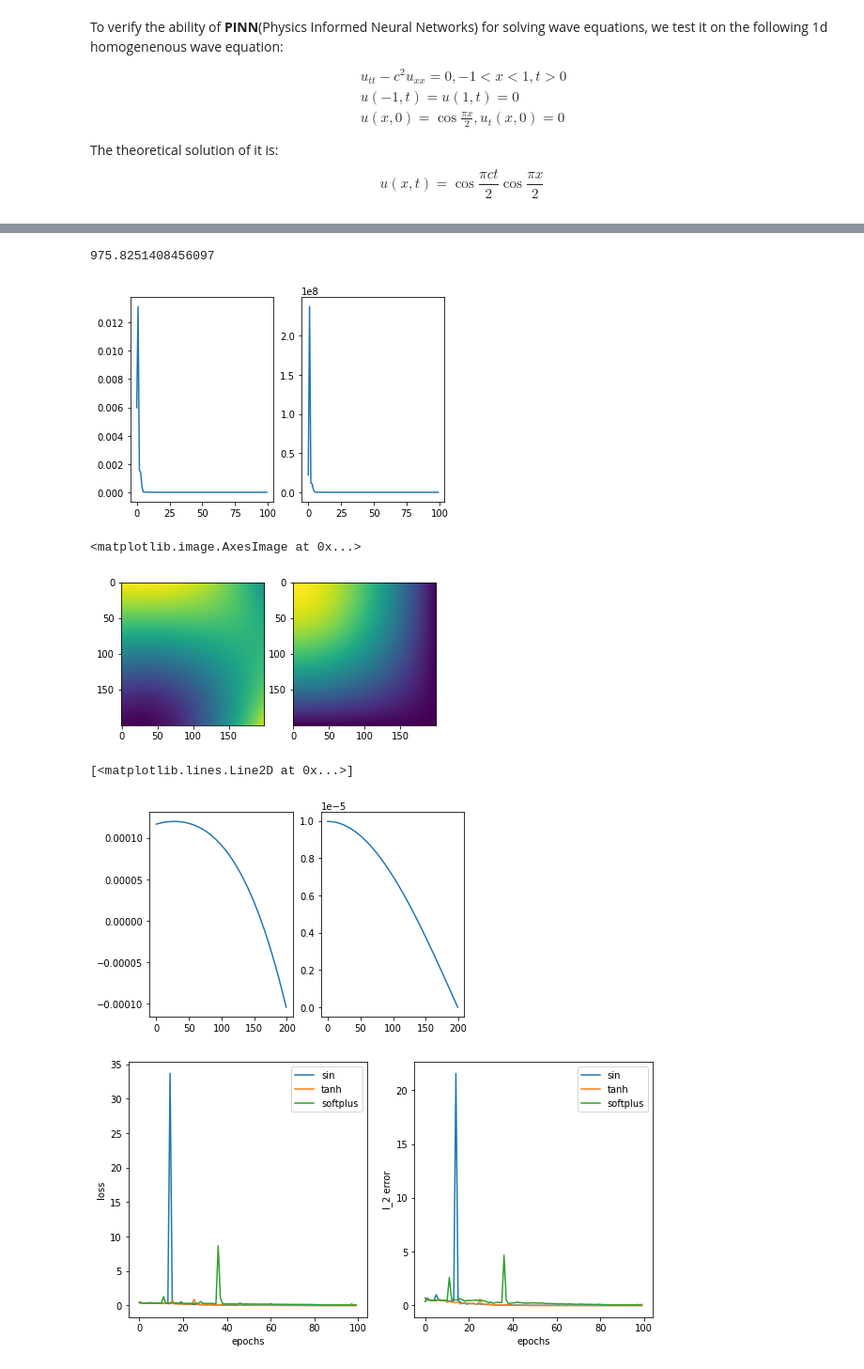
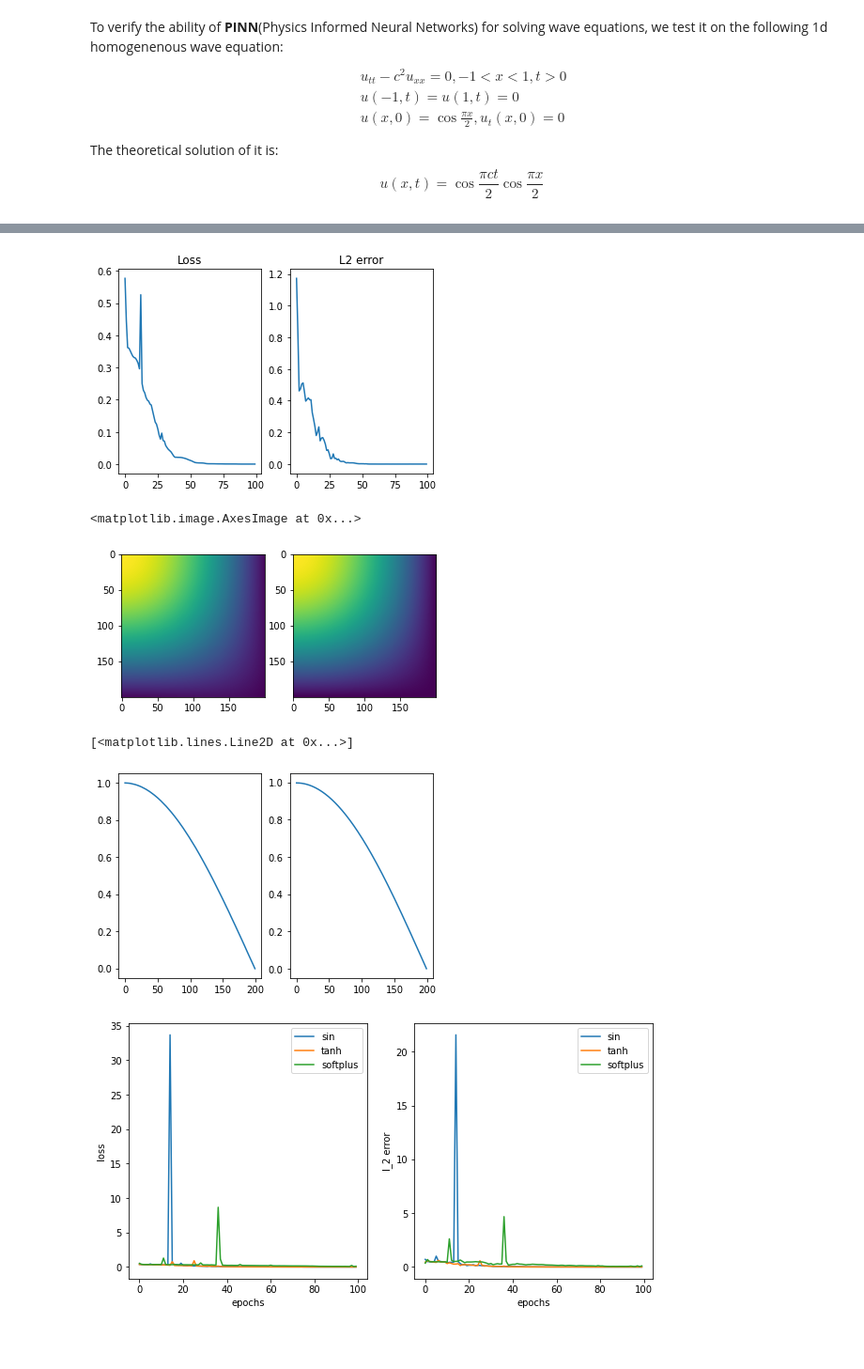
Before and after one commit to zchenCN/WavePINN, a Jupyter notebook: 1dscalar_inference_pinn.ipynb, the cells around one changed output, grey strips where cells are left out. Shown at 94% size. Saved outputs shown, nothing was run; the diff lists cells and outputs as text; code cells hidden in the pictures; blank space fills up the shorter version.

```diff
--- a/1dscalar_inference_pinn.ipynb
+++ b/1dscalar_inference_pinn.ipynb
@@ -46,14 +46,13 @@ class PINN(nn.Module):
     def __init__(self, c, A, layer_sizes, Ni, Nb, Nc):
         super(PINN, self).__init__()
         self.c = c
-        self.A = A # amplitude
-
+        self.A = A
         # Initial condition
         xi = np.random.uniform(-1, 1, (Ni, 1))
         self.xi = torch.tensor(xi, dtype=torch.float32, requires_grad=True, device=device)
         self.ti = torch.zeros(Ni, 1, dtype=torch.float32, requires_grad=True, device=device)
-        ui = np.cos(np.pi * xi / 2) * A # !!!
-        self.ui = torch.tensor(ui, dtype=torch.float32, requires_grad=True, device=device)
+        ui = np.cos(np.pi * xi / 2) * A
+        self.ui = torch.tensor(ui, dtype=torch.float32, device=device)
 
         # Boundary condition
         tl = np.random.uniform(0, 1, (Nb, 1))
@@ -78,12 +77,12 @@ class PINN(nn.Module):
         X_star, T_star = np.meshgrid(x_star, t_star)
         self.t_star = T_star.flatten()[:,None]
         self.x_star = X_star.flatten()[:,None]
-        self.u_star = np.cos(np.pi * c * self.t_star / 2) * np.cos(np.pi * self.x_star / 2) * A #!!!
+        self.u_star = np.cos(np.pi * c * self.t_star / 2) * np.cos(np.pi * self.x_star / 2) * A
 
         self.loss = []
         self.dnn = DNN(layer_sizes).to(device)
         self.iter = 0
-        self.max_num_iter = 10000
+        self.max_num_iter = 5000
         self.optimizer = torch.optim.LBFGS(
             self.dnn.parameters(),
             lr=1.0,
@@ -191,7 +190,7 @@ class PINN(nn.Module):
 
         loss.backward()
 
-        if self.iter % 100 == 0:
+        if self.iter % 500 == 0:
             print("Iter %d, Loss: %.4e, Initial loss: %.4e, Boundary loss: %.4e, Collocation loss : %.4e"
                   % (self.iter, loss.item(), loss_i.item(), loss_b.item(), loss_f.item()))
         self.iter += 1
@@ -229,9 +228,10 @@ class PINN(nn.Module):
         return u, Lu
 # %%
 c = 1
-A = 1e-5
+A = 1
 Ni = 200
 Nb = 200
 Nc = 10000
 layer_sizes = [2] + [20] * 5 + [1]
 model = PINN(c, A, layer_sizes, Ni, Nb, Nc)
+model.train()
@@ -247,16 +256,17 @@ KeyboardInterrupt:
 # %%
 loss, error = model.loss, model.error
 fig, ax = plt.subplots(1, 2)
 ax[0].plot(loss[:100])
+ax[0].set_title('Loss')
 ax[1].plot(error[:100])
+ax[1].set_title('L2 error')
 loss = np.array(loss)
 error = np.array(error)
 # loss_error = np.r_[loss[np.newaxis, :], error[np.newaxis, :]]
 # np.save('./data/loss_error_sin.npy', loss_error)
-error.min()
+# error.min()
 # %% [output]
-975.8251408456097
-[figure, old version]
+[figure, new version]
 # %%
 u_pred, _ = model.predict(model.x_star, model.t_star)
 u_pred = u_pred.reshape(200, 200)
@@ -266,7 +276,7 @@ plt.subplot(122)
 plt.imshow(model.u_star.reshape(200, 200))
 # %% [output]
 <matplotlib.image.AxesImage at 0x...>
-[figure, old version]
+[figure, new version]
 # %%
 plt.subplot(121)
 plt.plot(u_pred[10, :])
@@ -274,7 +284,7 @@ plt.subplot(122)
 plt.plot(model.u_star.reshape(200, 200)[10, :])
 # %% [output]
 [<matplotlib.lines.Line2D at 0x...>]
-[figure, old version]
+[figure, new version]
 # %%
 loss_error_sin = np.load('data/loss_error_sin.npy')
 loss_error_tanh = np.load('data/loss_error_tanh.npy')
```
Also changed, not shown: parts of 12 cells of this notebook, 58 other files.
